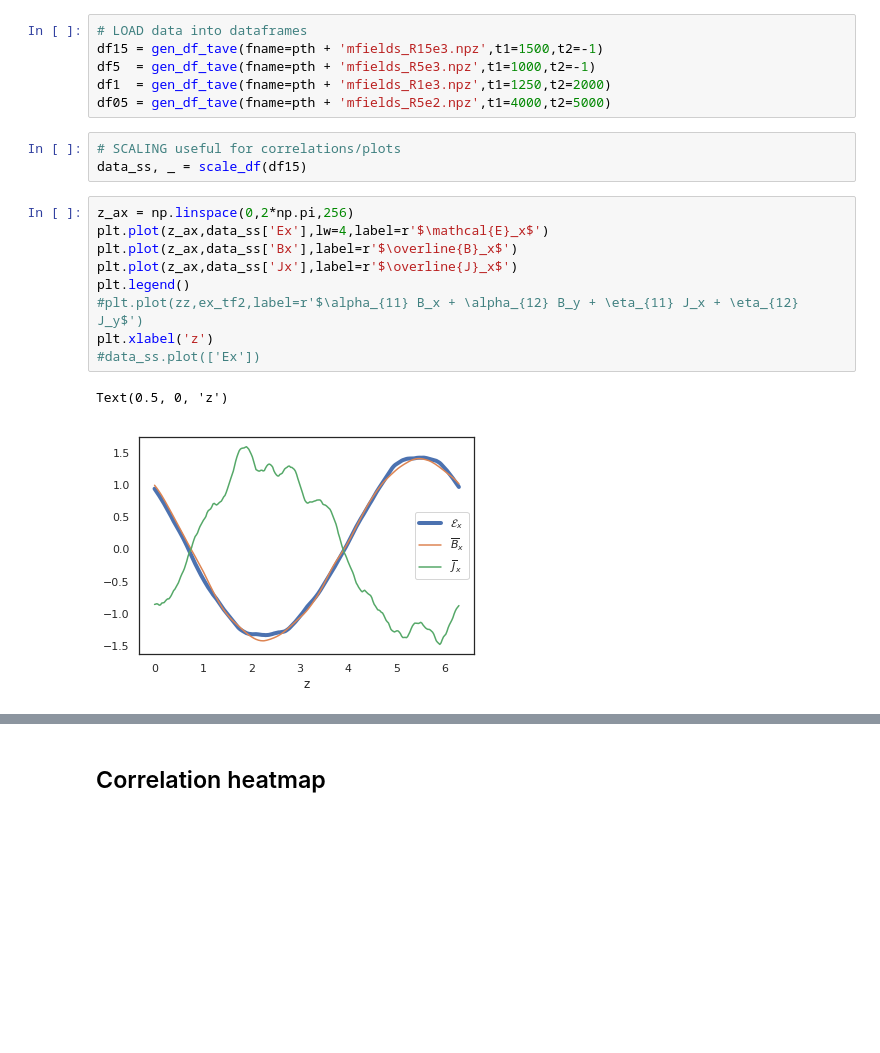
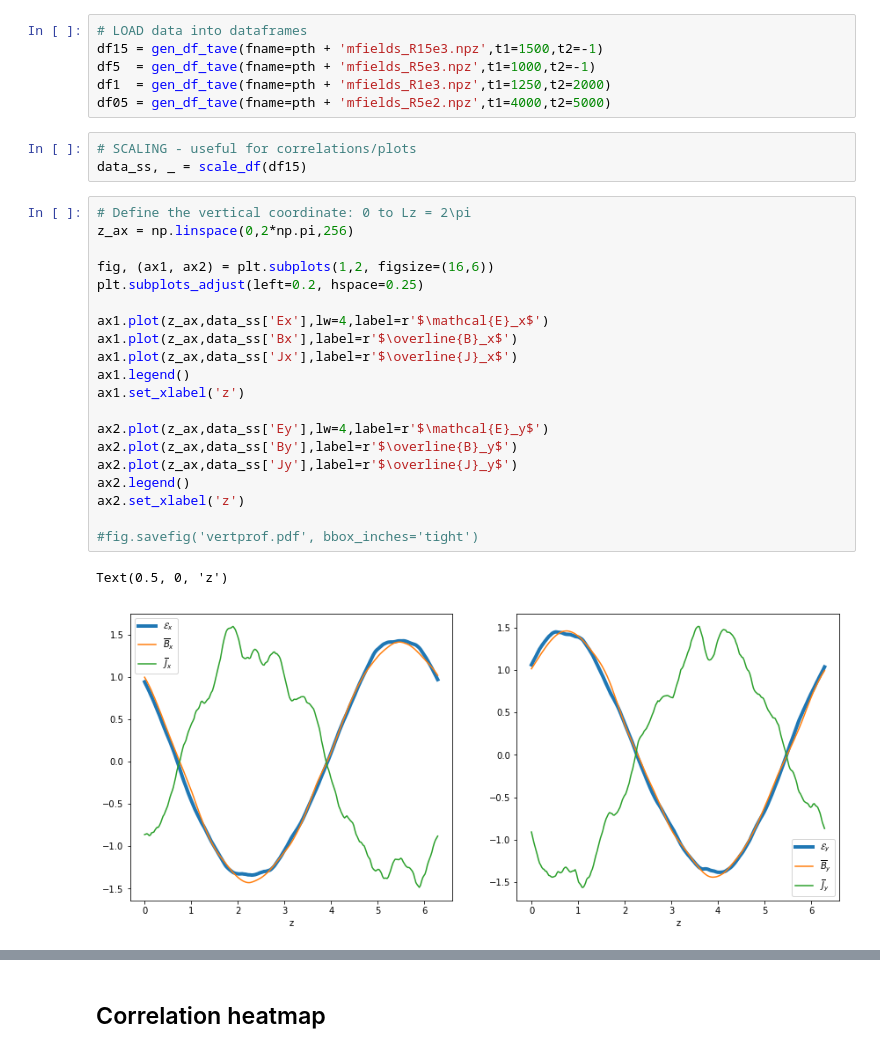
Before and after one commit to fnauman/ML_alpha2, a Jupyter notebook: vertical_profiles.ipynb, the cells around one changed output, grey strips where cells are left out. Cells and saved outputs as stored; diff of their text form; blank space fills up the shorter version.

Commit message:
fixed figure legends, and a couple of typos

```diff
--- a/vertical_profiles.ipynb
+++ b/vertical_profiles.ipynb
@@ -68,17 +65,28 @@ df5  = gen_df_tave(fname=pth + 'mfields_R5e3.npz',t1=1000,t2=-1)
 df1  = gen_df_tave(fname=pth + 'mfields_R1e3.npz',t1=1250,t2=2000)
 df05 = gen_df_tave(fname=pth + 'mfields_R5e2.npz',t1=4000,t2=5000)
 # %%
-# SCALING useful for correlations/plots
+# SCALING - useful for correlations/plots
 data_ss, _ = scale_df(df15)
 # %%
+# Define the vertical coordinate: 0 to Lz = 2\pi
 z_ax = np.linspace(0,2*np.pi,256)
-plt.plot(z_ax,data_ss['Ex'],lw=4,label=r'$\mathcal{E}_x$')
-plt.plot(z_ax,data_ss['Bx'],label=r'$\overline{B}_x$')
-plt.plot(z_ax,data_ss['Jx'],label=r'$\overline{J}_x$')
-plt.legend()
-#plt.plot(zz,ex_tf2,label=r'$\alpha_{11} B_x + \alpha_{12} B_y + \eta_{11} J_x + \eta_{12} J_y$')
-plt.xlabel('z')
-#data_ss.plot(['Ex'])
+
+fig, (ax1, ax2) = plt.subplots(1,2, figsize=(16,6))
+plt.subplots_adjust(left=0.2, hspace=0.25)
+
+ax1.plot(z_ax,data_ss['Ex'],lw=4,label=r'$\mathcal{E}_x$')
+ax1.plot(z_ax,data_ss['Bx'],label=r'$\overline{B}_x$')
+ax1.plot(z_ax,data_ss['Jx'],label=r'$\overline{J}_x$')
+ax1.legend()
+ax1.set_xlabel('z')
+
+ax2.plot(z_ax,data_ss['Ey'],lw=4,label=r'$\mathcal{E}_y$')
+ax2.plot(z_ax,data_ss['By'],label=r'$\overline{B}_y$')
+ax2.plot(z_ax,data_ss['Jy'],label=r'$\overline{J}_y$')
+ax2.legend()
+ax2.set_xlabel('z')
+
+#fig.savefig('vertprof.pdf', bbox_inches='tight')
 # %% [output]
 Text(0.5, 0, 'z')
-[figure, old version]
+[figure, new version]
```
Also changed, not shown: parts of 4 cells of this notebook.
